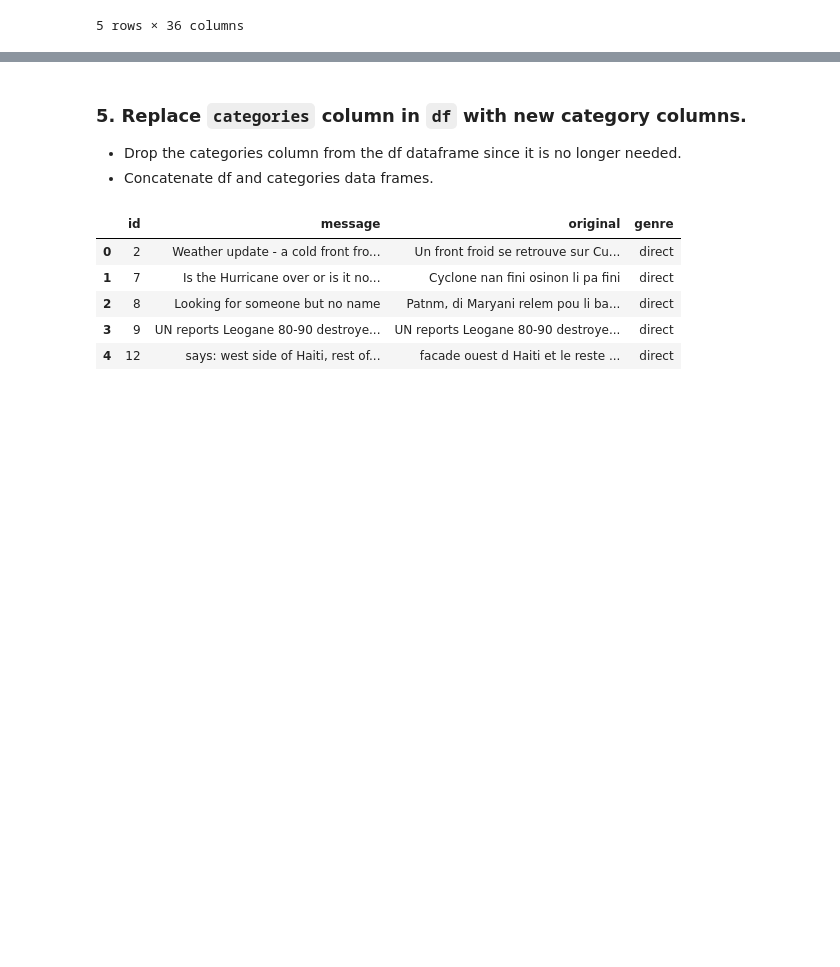
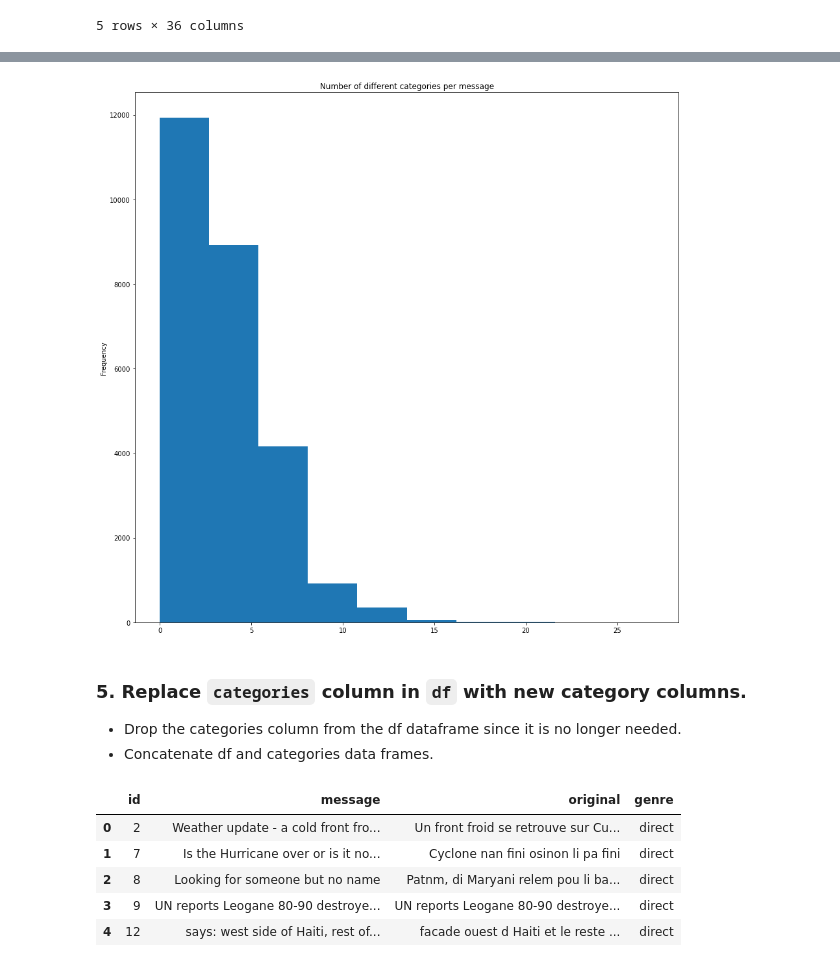
Before and after one commit to mtyszler/Disaster-Response-Project, a Jupyter notebook: exploratory notebooks/ETL Pipeline Preparation.ipynb, the cells around one changed output, grey strips where cells are left out. Cells and saved outputs as stored; diff of their text form; code cells hidden in the pictures; blank space fills up the shorter version.

```diff
--- a/exploratory notebooks/ETL Pipeline Preparation.ipynb
+++ b/exploratory notebooks/ETL Pipeline Preparation.ipynb
@@ -246,3 +377,13 @@ categories.head()
+# %%
+# plot it
+categories.sum(axis = 1).plot.hist(
+    ylabel = 'Frequency',
+    xlabel = 'Number of different categories',
+    figsize = (15,15),
+    title = 'Number of different categories per message',
+);
+# %% [output]
+[figure, added]
 # %% [markdown]
 ### 5. Replace `categories` column in `df` with new category columns.
 - Drop the categories column from the df dataframe since it is no longer needed.
```
Also changed, not shown: parts of 19 cells of this notebook.
